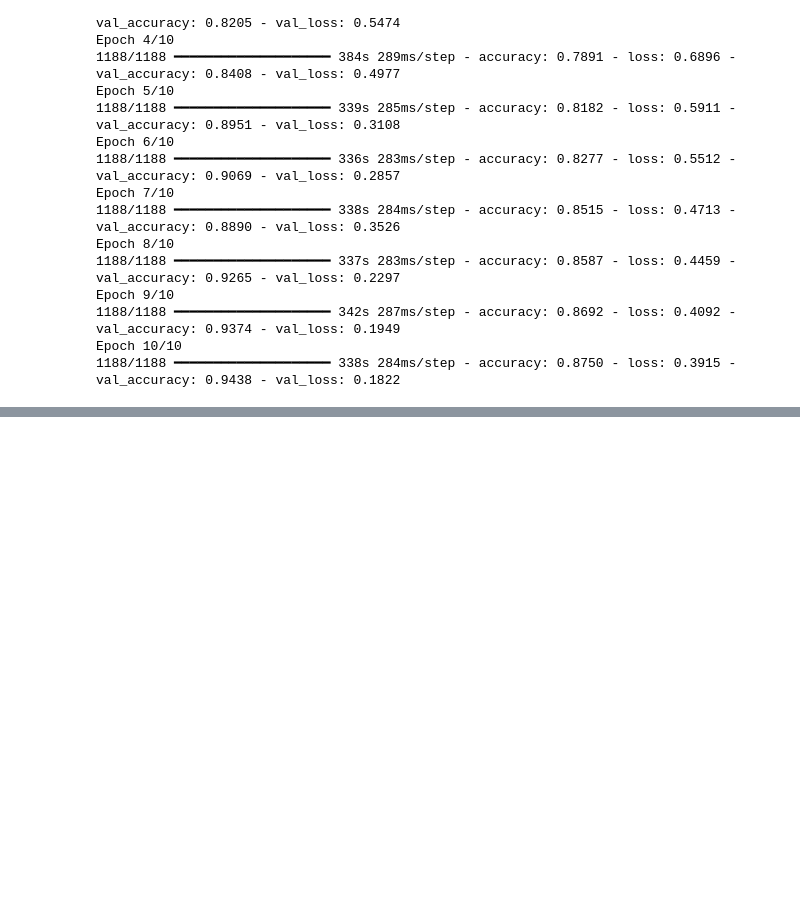
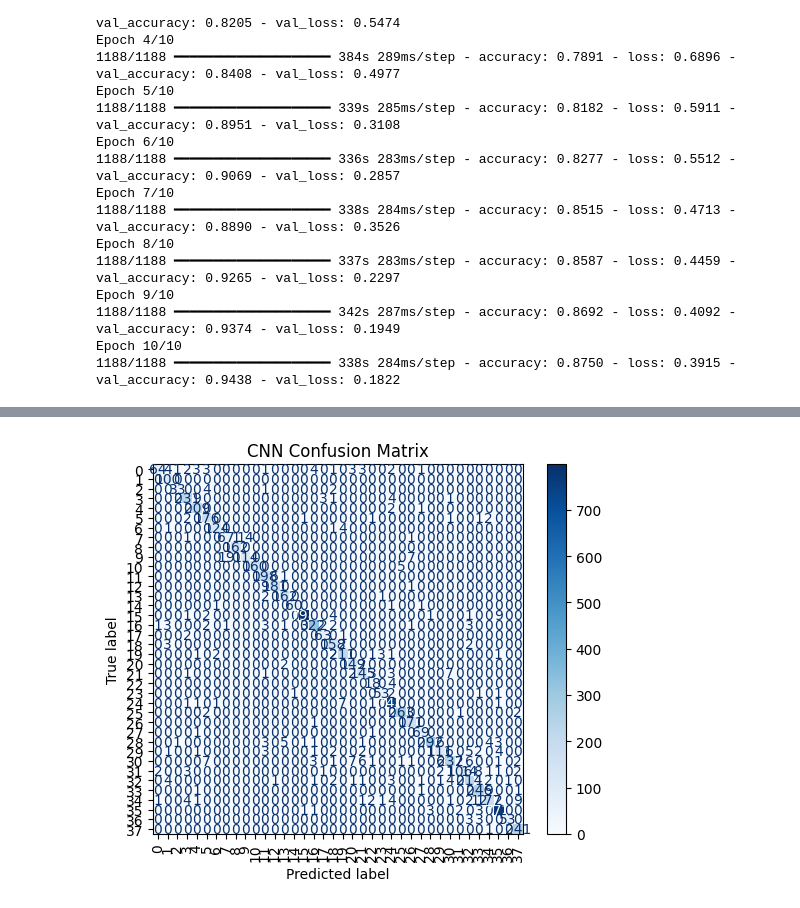
Before and after one commit to har1s3538/Plant-Disease-Classification-Vision-Transformer, a Jupyter notebook: notebooks/Plant_Disease_Classification_ViT.ipynb, the cells around one changed output, grey strips where cells are left out. Cells and saved outputs as stored; diff of their text form; code cells hidden in the pictures; blank space fills up the shorter version.

```diff
--- a/notebooks/Plant_Disease_Classification_ViT.ipynb
+++ b/notebooks/Plant_Disease_Classification_ViT.ipynb
@@ -285,0 +311,19 @@ Epoch 10/10
+# %%
+import numpy as np
+from sklearn.metrics import confusion_matrix, ConfusionMatrixDisplay
+
+y_true, y_pred = [], []
+
+for images, labels in test_ds:
+    preds = cnn_model.predict(images)
+    y_pred.extend(np.argmax(preds, axis=1))
+    y_true.extend(labels.numpy())
+
+cm = confusion_matrix(y_true, y_pred)
+
+disp = ConfusionMatrixDisplay(cm)
+disp.plot(xticks_rotation=90, cmap="Blues")
+plt.title("CNN Confusion Matrix")
+plt.savefig("results/cnn_confusion_matrix.png")
+plt.show()
+# %% [output]
@@ -285,0 +347 @@ Epoch 10/10
+[figure, added]
```
Also changed, not shown: parts of 3 cells of this notebook.
